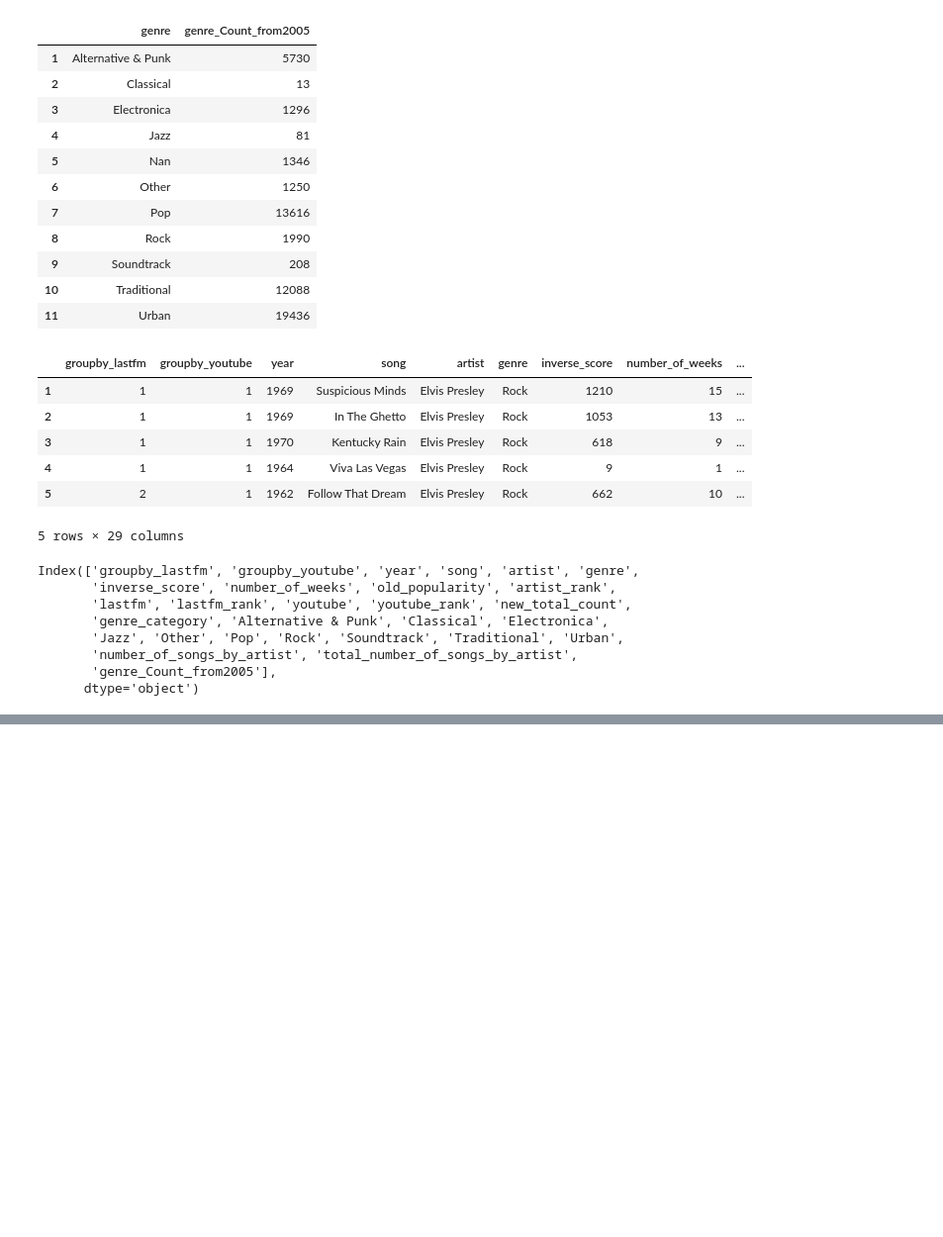
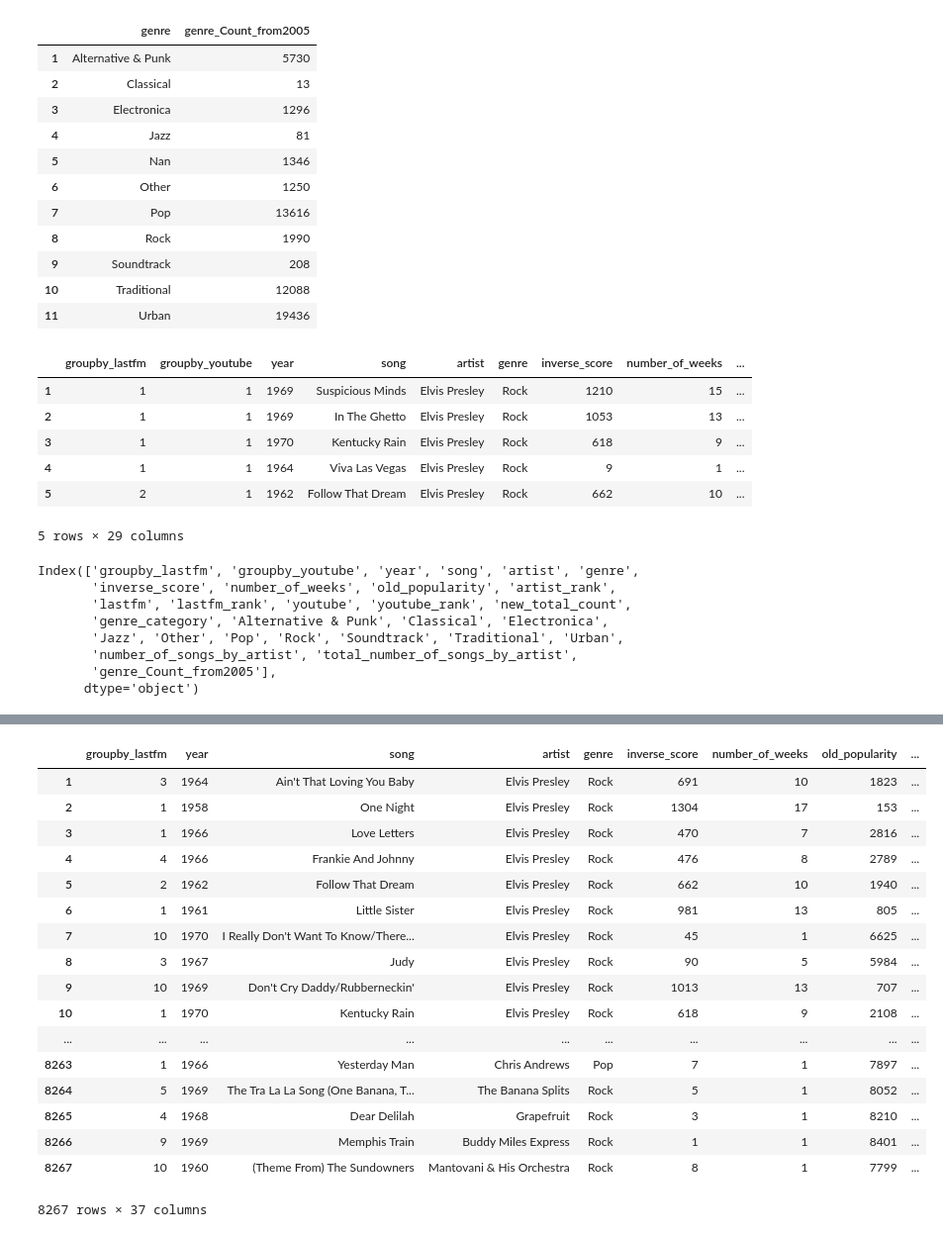
Before and after one commit to kishanvarma/DSFProject, a Jupyter notebook: Comparision.ipynb, the cells around one changed output, grey strips where cells are left out. Shown at 99% size. Drawn from its saved outputs; the diff is of its cells as text; code cells hidden in the pictures; blank space fills up the shorter version.

```diff
--- a/Comparision.ipynb
+++ b/Comparision.ipynb
@@ -1928,0 +2358,25 @@ result.to_csv('result.csv',index = False)
+# %%
+artist_sort = my_dataset.sort_values(['total_number_of_songs_by_artist'],ascending = False)
+# %%
+artist_sort.reset_index(inplace =True)
+artist_sort.index =  artist_sort.index  + 1
+# %%
+artist_sort.drop('index',axis = 1,inplace = True)
+# %%
+k = 3
+artist_sort['groupby_3_artist'] = k
+row = artist_sort.shape[0]
+print(row)
+for i in range(1,k):
+    print((1+(row/k)*(i-1)),"  ",(row/k)*i)
+    artist_sort['groupby_3_artist'].iloc[ (artist_sort.index >= int((1 + (i-1)*(row/k)))) & (artist_sort.index <= int((row/k)*i))] = i
+print("end")
+
+k = 5
+artist_sort['groupby_5_artist'] = k
+row = artist_sort.shape[0]
+print(row)
+for i in range(1,k):
+    print((1+(row/k)*(i-1)),"  ",(row/k)*i)
+    artist_sort['groupby_5_artist'].iloc[ (artist_sort.index >= int((1 + (i-1)*(row/k)))) & (artist_sort.index <= int((row/k)*i))] = i
+print("end")
@@ -1928,0 +2398,21 @@ result.to_csv('result.csv',index = False)
+# %%
+artist_sort
+# %% [output]
+|  | groupby_lastfm | year | song | artist | genre | inverse_score | number_of_weeks | old_popularity | ... |
+| 1 | 3 | 1964 | Ain't That Loving You Baby | Elvis Presley | Rock | 691 | 10 | 1823 | ... |
+| 2 | 1 | 1958 | One Night | Elvis Presley | Rock | 1304 | 17 | 153 | ... |
+| 3 | 1 | 1966 | Love Letters | Elvis Presley | Rock | 470 | 7 | 2816 | ... |
+| 4 | 4 | 1966 | Frankie And Johnny | Elvis Presley | Rock | 476 | 8 | 2789 | ... |
+| 5 | 2 | 1962 | Follow That Dream | Elvis Presley | Rock | 662 | 10 | 1940 | ... |
+| 6 | 1 | 1961 | Little Sister | Elvis Presley | Rock | 981 | 13 | 805 | ... |
+| 7 | 10 | 1970 | I Really Don't Want To Know/There... | Elvis Presley | Rock | 45 | 1 | 6625 | ... |
+| 8 | 3 | 1967 | Judy | Elvis Presley | Rock | 90 | 5 | 5984 | ... |
+| 9 | 10 | 1969 | Don't Cry Daddy/Rubberneckin' | Elvis Presley | Rock | 1013 | 13 | 707 | ... |
+| 10 | 1 | 1970 | Kentucky Rain | Elvis Presley | Rock | 618 | 9 | 2108 | ... |
+| ... | ... | ... | ... | ... | ... | ... | ... | ... | ... |
+| 8263 | 1 | 1966 | Yesterday Man | Chris Andrews | Pop | 7 | 1 | 7897 | ... |
+| 8264 | 5 | 1969 | The Tra La La Song (One Banana, T... | The Banana Splits | Rock | 5 | 1 | 8052 | ... |
+| 8265 | 4 | 1968 | Dear Delilah | Grapefruit | Rock | 3 | 1 | 8210 | ... |
+| 8266 | 9 | 1969 | Memphis Train | Buddy Miles Express | Rock | 1 | 1 | 8401 | ... |
+| 8267 | 10 | 1960 | (Theme From) The Sundowners | Mantovani & His Orchestra | Rock | 8 | 1 | 7799 | ... |
+8267 rows × 37 columns
```
Also changed, not shown: parts of 45 cells of this notebook, 1 other file.
